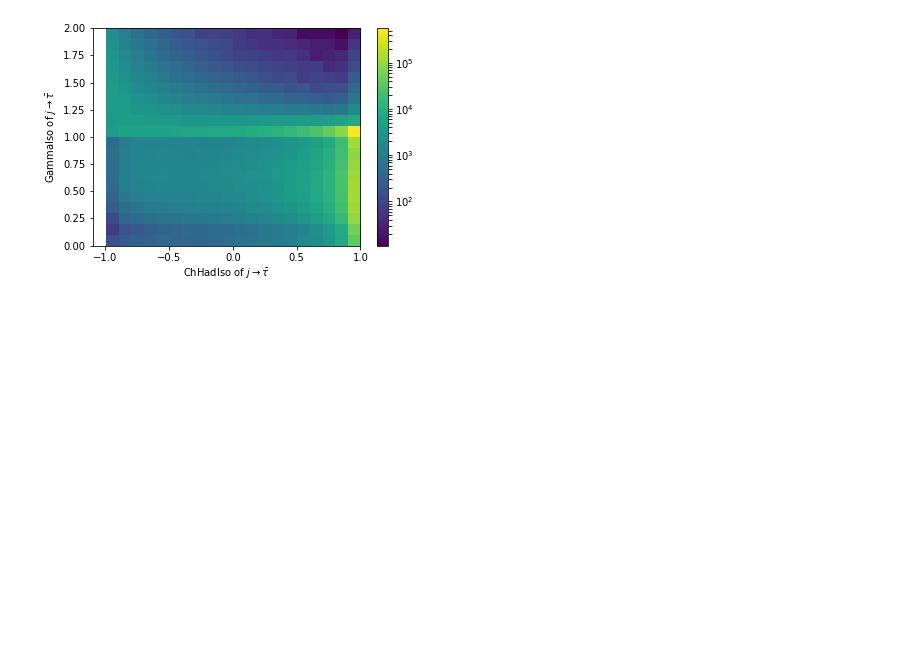
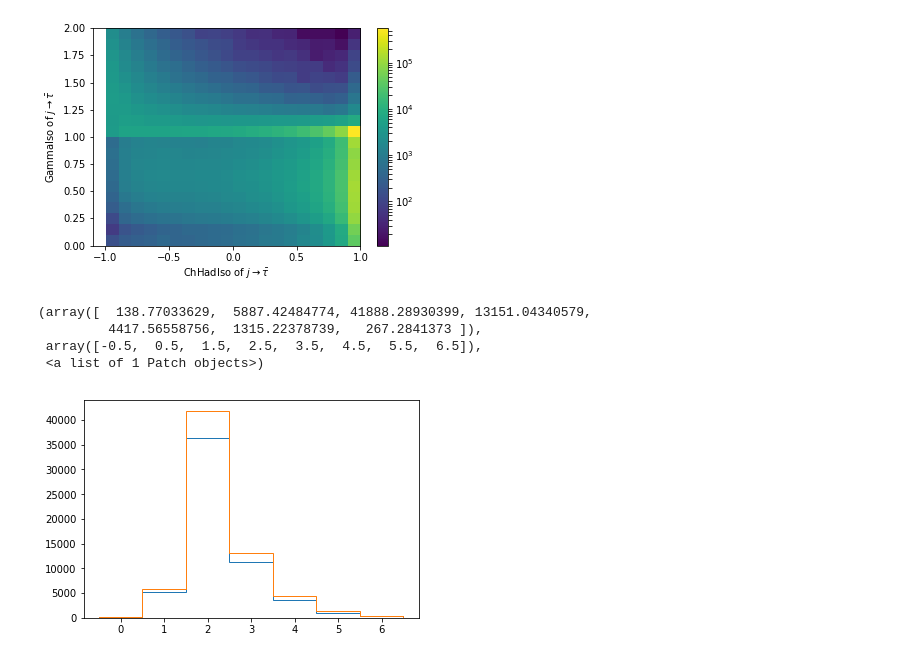
Before and after one commit to ZihengChen/WBranchingFaction, a Jupyter notebook: notebooks/tauMisID.ipynb, the cells around one changed output. Saved outputs shown, nothing was run; the diff lists cells and outputs as text; code cells hidden in the pictures; blank space fills up the shorter version.

```diff
--- a/notebooks/tauMisID.ipynb
+++ b/notebooks/tauMisID.ipynb
@@ -268,3 +268,23 @@ for index, row in pp.iterrows():
     makeAPlot(v,a,b,step,xl,ptnorm)
     plt.savefig('../plots/tauid/{}.png'.format(v),dpi=300)
     plt.close()
+# %%
+slt = '(lepton1_q != lepton2_q)'
+
+pickles  = glob.glob("../data/pickles/mumu/mcdy/ntuple_z*.pkl")
+MCdy = pd.concat([ pd.read_pickle(pickle) for pickle in pickles], ignore_index=True)
+MCdy.query(slt,inplace=True)
+
+pickles  = glob.glob("../data/pickles/mumu/ntuple_z*.pkl")
+MCdy1 = pd.concat([ pd.read_pickle(pickle) for pickle in pickles], ignore_index=True)
+MCdy1.query(slt,inplace=True)
+# %%
+mybin = np.arange(-0.5,7,1)
+plt.hist(MCdy.nJets,mybin,weights=MCdy.eventWeight,histtype='step')
+plt.hist(MCdy1.nJets,mybin,weights=MCdy1.eventWeight,histtype='step')
+# %% [output]
+(array([  138.77033629,  5887.42484774, 41888.28930399, 13151.04340579,
+         4417.56558756,  1315.22378739,   267.2841373 ]),
+ array([-0.5,  0.5,  1.5,  2.5,  3.5,  4.5,  5.5,  6.5]),
+ <a list of 1 Patch objects>)
+[figure, added]
```
Also changed, not shown: 9 other files.
